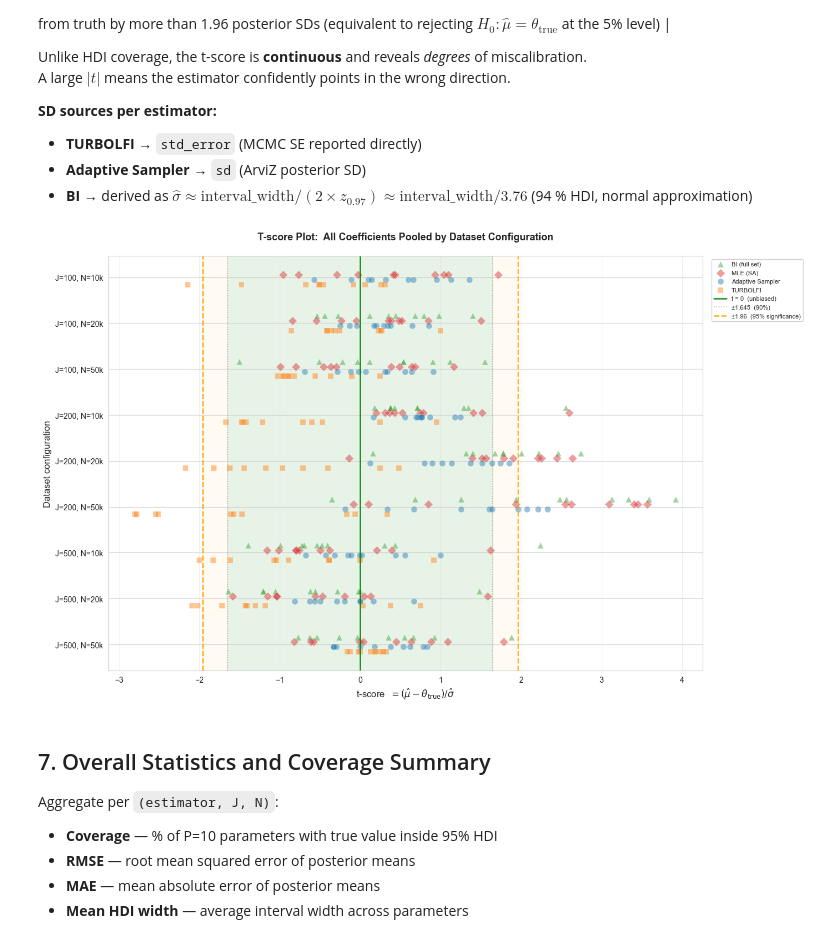
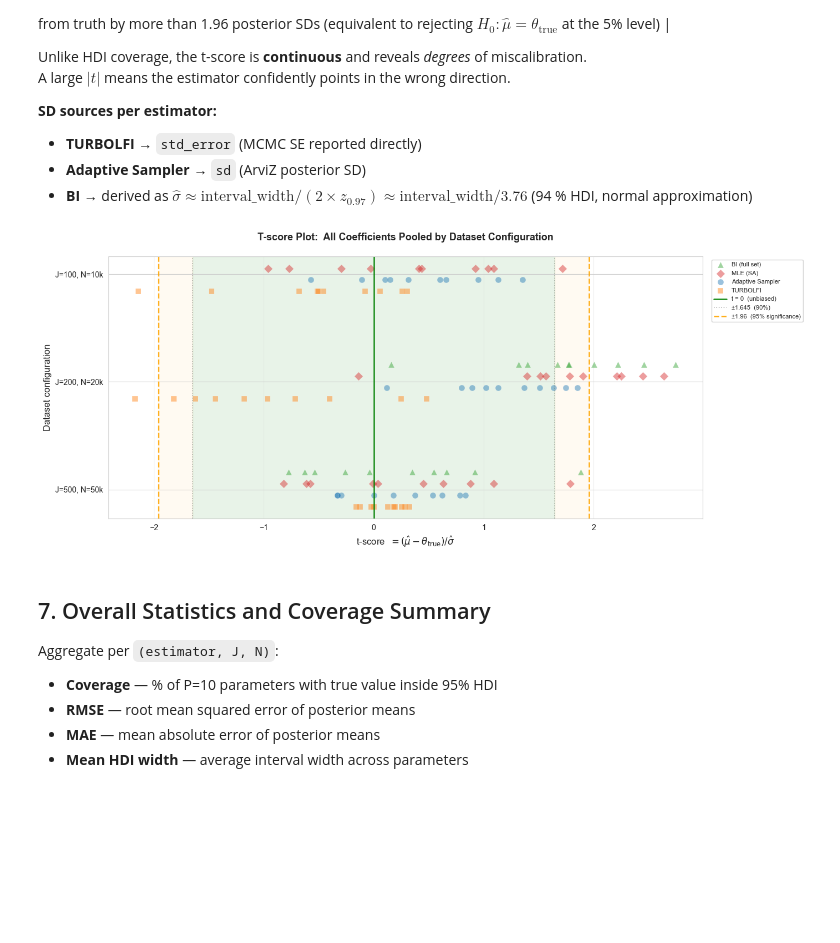
Before and after one commit to transp-or/TooManyAlternativesToHandle, a Jupyter notebook: results/compare_all_estimators.ipynb, the cells around one changed output. Drawn from its saved outputs; the diff is of its cells as text; code cells hidden in the pictures; blank space fills up the shorter version.

Commit message:
Filter pooled t-score plot to three selected configurations

```diff
--- a/results/compare_all_estimators.ipynb
+++ b/results/compare_all_estimators.ipynb
@@ -1169,10 +1169,15 @@ A large $|t|$ means the estimator confidently points in the wrong direction.
 # ── T-score plot: datasets on the y-axis, coefficients pooled together ───────
 # Each dataset is one (J, N) configuration. All coefficients use the same
 # estimator-specific style, with transparent points for overlap.
+selected_configs = [(100, 10_000), (200, 20_000), (500, 50_000)]
+
+df_sub = df_all[
+    df_all[["J", "N"]].apply(tuple, axis=1).isin(selected_configs)
+].copy()
 
 PARAM_FOREST = PARAM_NAMES_P10
 
-param_df_t = df_all[df_all['parameter'].isin(PARAM_FOREST)].copy()
+param_df_t = df_sub[df_sub['parameter'].isin(PARAM_FOREST)].copy()
 param_df_t['t_score'] = (
     (param_df_t['posterior_mean'] - param_df_t['true_value'])
     / param_df_t['posterior_sd']
@@ -1230,35 +1235,36 @@ ax.axvline(0, color='green', linestyle='-', linewidth=1.8, alpha=0.9,
 ax.axvline(1.645, color='gray', linestyle=':', linewidth=1.2, alpha=0.6,
            label='±1.645  (90%)')
 ax.axvline(-1.645, color='gray', linestyle=':', linewidth=1.2, alpha=0.6,
            label='_nolegend_')
 ax.axvline(1.96, color='orange', linestyle='--', linewidth=1.8, alpha=0.9,
            label='±1.96  (95% significance)')
 ax.axvline(-1.96, color='orange', linestyle='--', linewidth=1.8, alpha=0.9,
            label='_nolegend_')
 
 ax.set_yticks(range(n_configs_t))
 ax.set_yticklabels(config_labels_t, fontsize=10)
 ax.invert_yaxis()
 ax.set_xlabel(r't-score  $=(\hat{\mu} - \theta_{\rm true})/\hat{\sigma}$', fontsize=12)
 ax.set_ylabel('Dataset configuration', fontsize=12)
 ax.set_title(
     'T-score Plot:  All Coefficients Pooled by Dataset Configuration\n',
     fontsize=13,
     fontweight='bold'
 )
 ax.legend(
     loc='upper left',
     bbox_to_anchor=(1.01, 1),
     fontsize=8,
     framealpha=0.9
 )
 ax.grid(alpha=0.3, axis='x')
 
 plt.tight_layout()
-plt.savefig('forest_plot_t_score_datasets_on_y_axis(es).png', dpi=300, bbox_inches='tight')
+plt.savefig('forest_plot_t_score_datasets_on_y_axis(es，selected).png', dpi=300, bbox_inches='tight')
+# plt.savefig('forest_plot_t_score_datasets_on_y_axis(es).png', dpi=300, bbox_inches='tight')
 plt.show()
 # %% [output]
-[figure, old version]
+[figure, new version]
 # %% [markdown]
 ## 7. Overall Statistics and Coverage Summary
 
```
Also changed, not shown: parts of 7 cells of this notebook.
